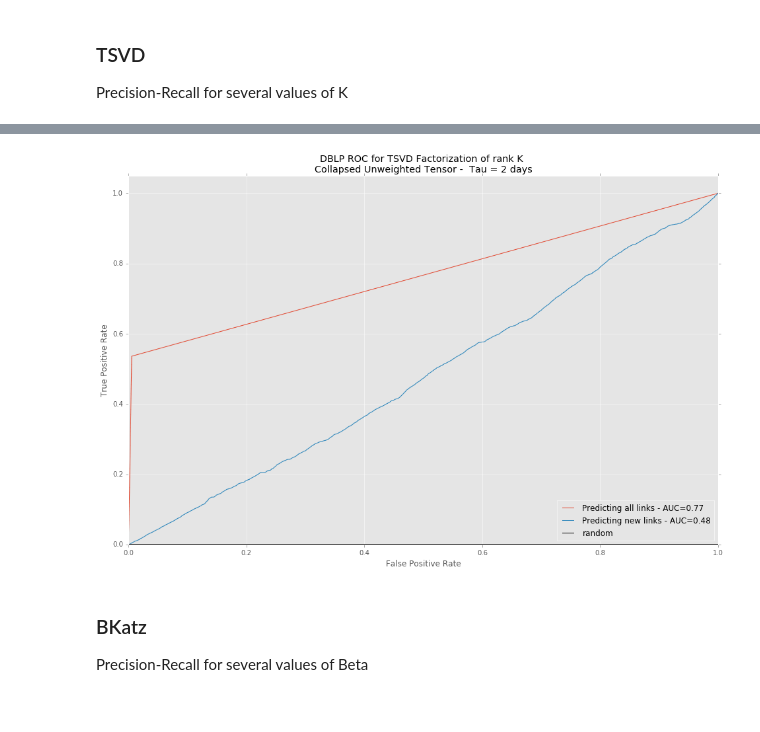
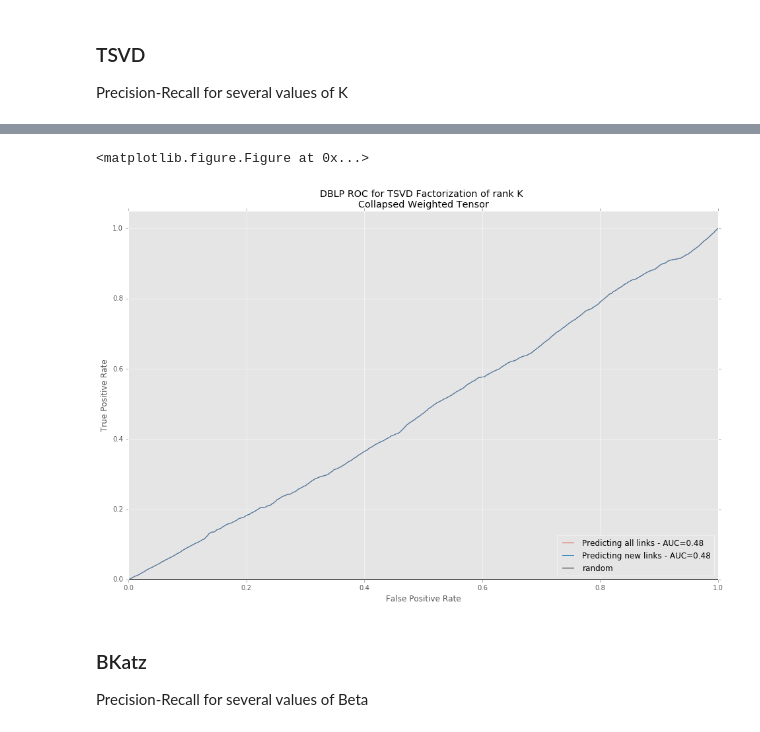
Before and after one commit to sachavakili/email-prediction, a Jupyter notebook: DBLP_1991_00.ipynb, the cells around one changed output, grey strips where cells are left out. Saved outputs shown, nothing was run; the diff lists cells and outputs as text; code cells hidden in the pictures.

```diff
--- a/DBLP_1991_00.ipynb
+++ b/DBLP_1991_00.ipynb
@@ -42,0 +58,3 @@ df.head()
+# %%
+selected_conf = np.random.choice(pd.unique(df.crossref), int(0.5*len(pd.unique(df.crossref))))
+df = df[df.crossref.isin(selected_conf)]
@@ -168,0 +199,3 @@ T_train.shape, T_test.shape
+# %%
+for i in range(7) :
+    print len(pd.unique(df.ix[df.year == 2001+i, 2])), len(pd.unique(df.ix[df.year == 2001+i, 0]))
@@ -168,0 +210,2 @@ T_train.shape, T_test.shape
+# %%
+df2 = df[df.crossref != '']
@@ -190,10 +329,8 @@ def Outer(vecs):
 Precision-Recall for several values of K
 # %%
 K_list = [1, 5, 10, 30, 50]
-#tau_list = [1, 7, 30]
-
 S = np.zeros((T_train.shape[0], T_train.shape[1]))
-tau_list= [7]
+tau_list= [2]
 
 for tau_ind in range(len(tau_list)):
     # Choice of tau
@@ -217,7 +354,7 @@ for tau_ind in range(len(tau_list)):
         S += Sk/LA.norm(Sk, 'fro')
 
 y_score = S.flatten()
-y_test = (1*np.array(T_test[:, :, 0] >= 1)).flatten()
+y_test = (1*np.array(T_test[:, :] >= 1)).flatten()
 
 # Precision-Recall
 precision, recall, _ = precision_recall_curve(y_test, y_score)
@@ -235,5 +372,5 @@ plt.ylabel('Precision')
 plt.ylim([0.0, 1.05])
 plt.xlim([0.0, 1.0])
 plt.legend(loc="lower right")
-plt.title('Radoslaw day scale \nPrecision-Recall for CP Factorization of rank K \nCollapsed Unweighted Tensor -  Tau = %d days' %(tau))
+plt.title('Radoslaw day scale \nPrecision-Recall for CP Factorization of rank K \nCollapsed Unweighted Tensor -  Tau = %d years' %(tau))
 plt.savefig('Radoslaw day cp_roc_cut_%d.pdf' %(tau))
@@ -558,53 +725,38 @@ S_test = (1*np.array(T_test[:, :] >= 1))
 Precision-Recall for several values of K
 # %%
 S = np.zeros((CWT.shape[0], CWT.shape[1]))
-S_test = (1*np.array(T_test[:, :] >= 1))
-S_test_all = S
 
 tau = 2
-theta = 0.2
-K_list = [1,5,10,30,50]
-FPR = {}
-TPR = {}
-AUC = {}
-
-S_test = (1*np.array(T_test[:, :] >= 1))
+K_list = [5,10,30,50]
+FPR = dict()
+TPR = dict()
+AUC = dict()
 
 for i in range(2) :
-    for K_ind in range(len(K_list)):
-        # Choice of K
-        K = K_list[K_ind]
-        # TSVD Decomposition
-        U, Sigma, Vt = randomized_svd(CWT, n_components=K, n_iter=5, random_state=None)
-        # TSVD Scoring
-        Sk = np.dot(np.dot(U,np.diag(Sigma)),Vt)
-        S+= Sk/LA.norm(Sk, 'fro')
-    if i == 0 :
-        S_pred = np.zeros((S.shape[0], S.shape[1]))
-        nonz = CUT.nonzero()
+    S_test = (1*np.array(T_test[:, :] >= 1))
+    if i==0 :
+        for K_ind in range(len(K_list)):
+            # Choice of K
+            K = K_list[K_ind]
+            # TSVD Decomposition
+            U, Sigma, Vt = randomized_svd(CWT, n_components=K, n_iter=5, random_state=None)
+            # TSVD Scoring
+            Sk = np.dot(np.dot(U,np.diag(Sigma)),Vt)
+            S+= Sk/LA.norm(Sk, 'fro')
+        y_test = S_test.flatten()
+        y_score = S.flatten()
+    else :
+        nonz = CWT.nonzero()
         for ind in range(len(nonz[0])):
             i_ind = nonz[0][ind]
             j_ind = nonz[1][ind]
-            S_pred[i_ind, j_ind] = S[i_ind, j_ind]
-            S_test_all[i_ind, j_ind]= S_test[i_ind, j_ind]
-        y_score = S_pred.flatten()
+            S[i_ind, j_ind] = 0
         y_test = S_test.flatten()
-    else :
-        S_new = S - S_pred
-        S_test = (1*np.array(T_test[:, :] >= 1))
-        y_score = S_new.flatten()
-        nonz = S_new.nonzero()
-        S_test_new = np.zeros((S_new.shape[0], S_new.shape[1]))
-        for ind in range(len(nonz[0])):
-            i_ind = nonz[0][ind]
-            j_ind = nonz[1][ind]
-            S_test_new[i_ind, j_ind] = S_test[i_ind, j_ind]
-        y_test = S_test_new.flatten()
-
+        y_score = S.flatten()
     # ROC
     FPR[i], TPR[i], _ = sklearn.metrics.roc_curve(y_test, y_score)
     AUC[i] = sklearn.metrics.roc_auc_score(y_test, y_score)
-
+    print FPR[i], TPR[i], AUC[i]
 
 # Plotting the results
 plt.clf()
@@ -618,6 +770,6 @@ plt.ylabel('True Positive Rate')
 plt.ylim([0.0, 1.05])
 plt.xlim([0.0, 1.0])
 plt.legend(loc="lower right")
-plt.title('DBLP ROC for TSVD Factorization of rank K \nCollapsed Unweighted Tensor -  Tau = %d days' %(tau))
+plt.title('DBLP ROC for TSVD Factorization of rank K \nCollapsed Weighted Tensor')
 plt.savefig('DBLP TSVD_roc_cwt.pdf')
 # %% [output]
@@ -625,4 +780,5 @@ plt.savefig('DBLP TSVD_roc_cwt.pdf')
+<matplotlib.figure.Figure at 0x...>
-[figure, old version]
+[figure, new version]
 # %% [markdown]
 ### BKatz
 Precision-Recall for several values of Beta
```
Also changed, not shown: parts of 26 cells of this notebook, 2 other files.
